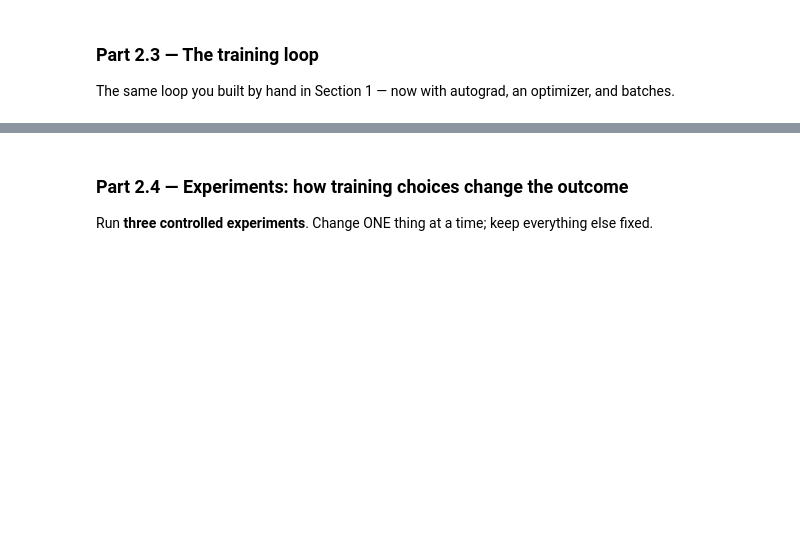
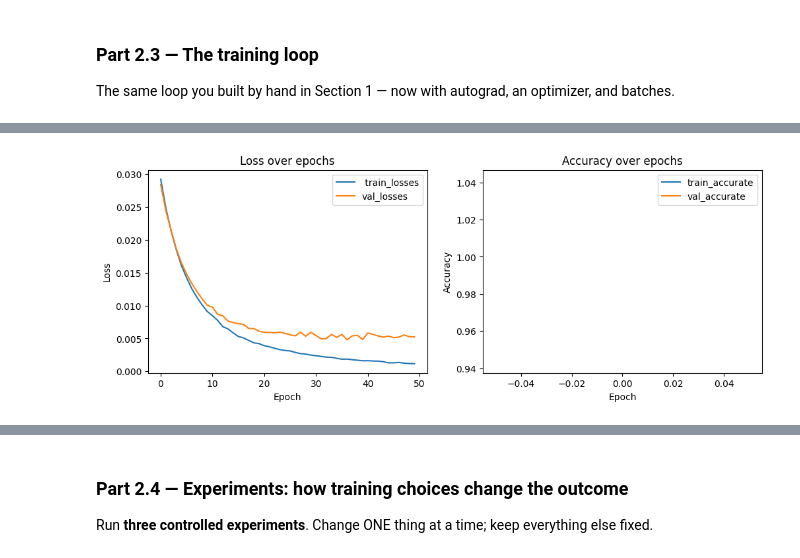
Before and after one commit to naaaddaitorto-star/Lab_3_Intro_To_AI_Feedfoward_Networks, a Jupyter notebook: Lab_3.ipynb, the cells around one changed output, grey strips where cells are left out. Saved outputs shown, nothing was run; the diff lists cells and outputs as text; code cells hidden in the pictures; blank space fills up the shorter version.

```diff
--- a/Lab_3.ipynb
+++ b/Lab_3.ipynb
@@ -424,6 +533,8 @@ The same loop you built by hand in Section 1 — now with autograd, an optimizer
 # %%
 # TODO: criterion = nn.CrossEntropyLoss()
 #       optimizer = torch.optim.Adam(model.parameters(), lr=1e-3)   # or SGD — justify
+criterion = nn.CrossEntropyLoss()
+optimizer = torch.optim.Adam(model.parameters(), lr=1e-3)
 
 # TODO: Train for at least 50 epochs. Each epoch:
 #   1. model.train(); for xb, yb in train_loader:
@@ -434,8 +545,85 @@ The same loop you built by hand in Section 1 — now with autograd, an optimizer
 #        optimizer.step()         # <- the update rule you wrote in Part 1.1
 #   2. model.eval() + torch.no_grad(): compute loss AND accuracy on train and validation sets
 #   3. Append everything to history lists; print a one-line summary per epoch.
+num_epochs = 50
 
+train_losses = []
+val_losses = []
+train_accurates = []
+val_accurates = []
+best_val_accurate = 0.0
+
+for epoch in range(num_epochs):
+  model.train()
+  running_loss = 0.0
+  running_correct = 0
+  total = 0
+  for xb, yb in train_loader:
+
+    optimizer.zero_grad()
+    logits = model(xb.to(DEVICE))
+    loss = criterion(logits, yb.to(DEVICE))
+    loss.backward()
+    optimizer.step()
+
+    running_loss += loss.item()
+    _, prediction = torch.max(logits.data, 1)
+    total += yb.size(0)
+    running_correct += (prediction == yb.to(DEVICE)).sum().item()
+
+  train_loss = running_loss / total
+  train_accurate = running_correct / total
+
+  model.eval()
+  val_running_loss = 0.0
+  val_running_correct = 0
+  val_total = 0
+
+  with torch.no_grad():
+    for xb, yb in val_loader:
+      logits = model(xb.to(DEVICE))
+      loss = criterion(logits, yb.to(DEVICE))
+      val_running_loss += loss.item()
+
+      _,prediction = torch.max(logits.data, 1)
+      val_total += yb.size(0)
+      val_running_correct += (prediction == yb.to(DEVICE)).sum().item()
+
+  val_run_loss = val_running_loss / val_total
+  val_run_accurate = val_running_correct / val_total
+
+  train_losses.append(train_loss)
+  val_losses.append(val_run_loss)
+  train_accurates.append(train_accurate)
+  val_accurates.append(val_run_accurate)
+
+  if val_run_accurate > best_val_accurate:
+        best_val_accurate = val_run_accurate
+        torch.save(model.state_dict(), "ffn_best.pt")
+
+
+  print(f"Epoch {epoch + 1: 2d}/{num_epochs} | "
+        f"train_loss={train_loss:.4f} train_acc={train_accurate:.4f} | "
+        f"val_loss={val_run_loss:.4f} val_acc={val_run_accurate:.4f}")
 # TODO: Save the best model (highest validation accuracy):
 #   torch.save(model.state_dict(), "ffn_best.pt")
 
 # TODO: Plot loss curves (train + val) and accuracy curves (train + val), with legends.
+fig, axes = plt.subplots(1, 2, figsize=(12,4))
+
+axes[0].plot(train_losses, label=" train_losses")
+axes[0].plot(val_losses, label="val_losses")
+axes[0].set_xlabel("Epoch")
+axes[0].set_ylabel("Loss")
+axes[0].set_title("Loss over epochs")
+axes[0].legend()
+
+axes[1].plot(train_accurate, label="train_accurate")
+axes[1].plot(val_accurate, label="val_accurate")
+axes[1].set_xlabel("Epoch")
+axes[1].set_ylabel("Accuracy")
+axes[1].set_title("Accuracy over epochs")
+axes[1].legend()
+
+plt.show()
+# %% [output]
@@ -442,3 +647,4 @@ The same loop you built by hand in Section 1 — now with autograd, an optimizer
+[figure, added]
 # %% [markdown]
 **Student Reasoning — Training**
 *1. Map each line of the PyTorch loop to the NumPy code you wrote in Section 1: which line is
```
Also changed, not shown: parts of 10 cells of this notebook.
